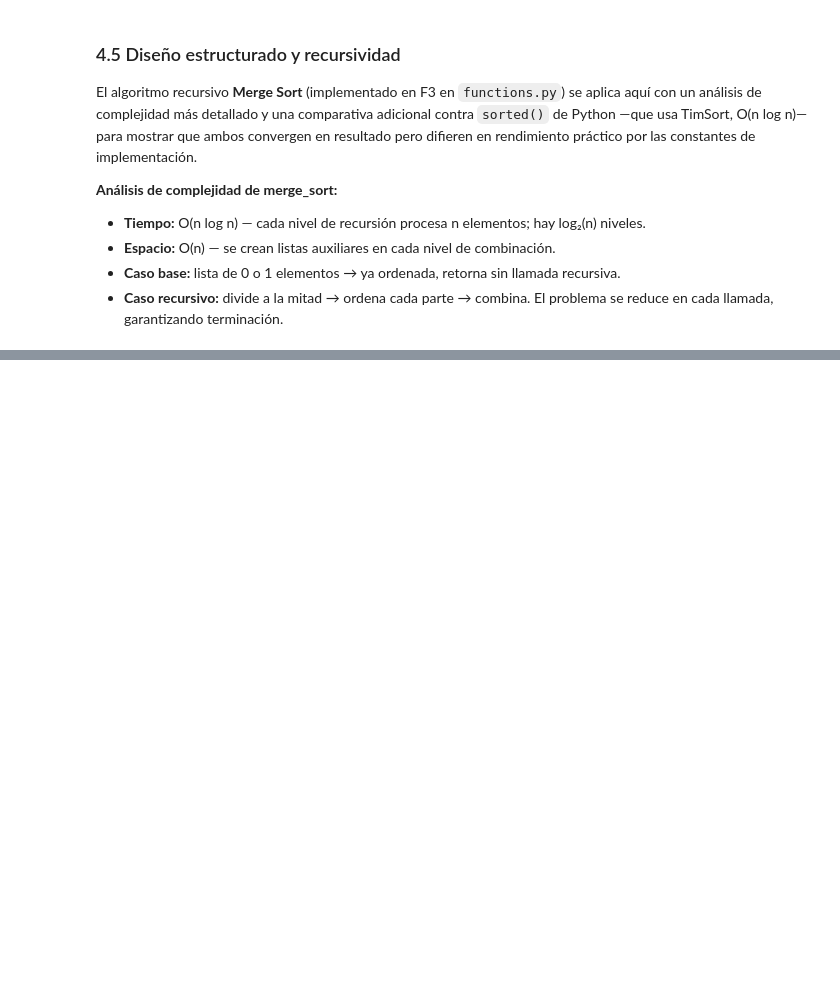
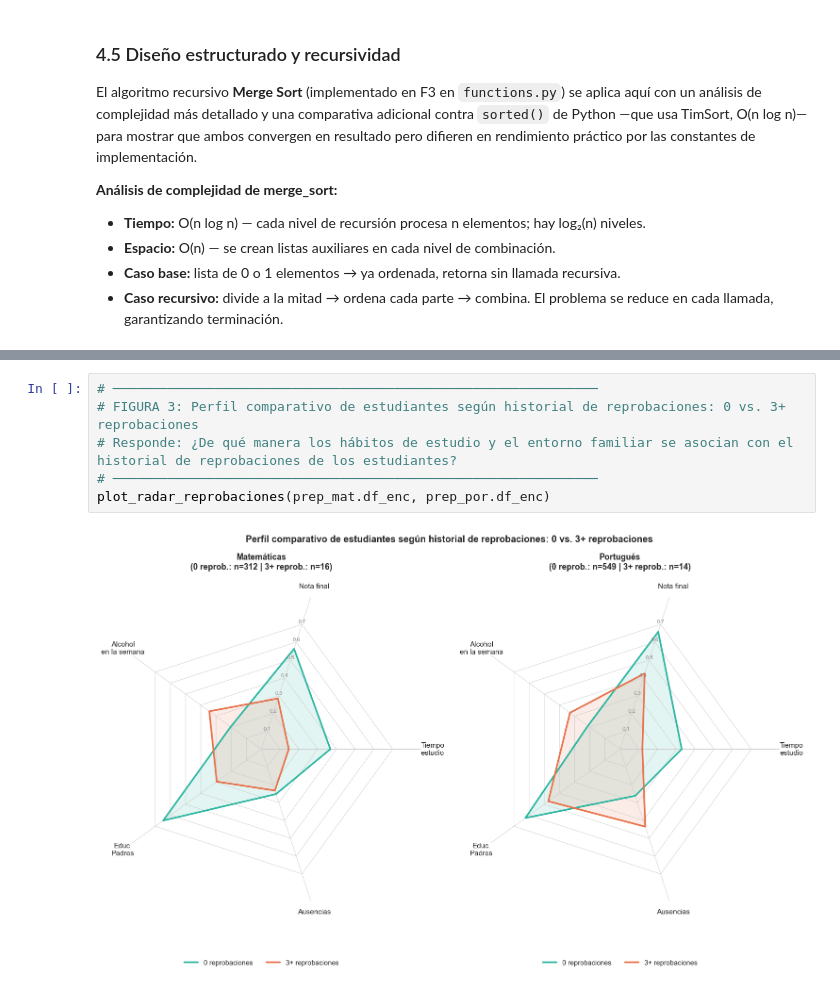
Before and after one commit to ffarina11/proyecto-grupo7-mcdi500, a Jupyter notebook: notebooks/F4_Integracion_Cierre_Tecnico.ipynb, the cells around one changed output, grey strips where cells are left out. Cells and saved outputs as stored; diff of their text form; blank space fills up the shorter version.

```diff
--- a/notebooks/F4_Integracion_Cierre_Tecnico.ipynb
+++ b/notebooks/F4_Integracion_Cierre_Tecnico.ipynb
@@ -740,0 +990,8 @@ explícita y legible.
+# %%
+# ──────────────────────────────────────────────────────────────
+# FIGURA 3: Perfil comparativo de estudiantes según historial de reprobaciones: 0 vs. 3+ reprobaciones
+# Responde: ¿De qué manera los hábitos de estudio y el entorno familiar se asocian con el historial de reprobaciones de los estudiantes?
+# ──────────────────────────────────────────────────────────────
+plot_radar_reprobaciones(prep_mat.df_enc, prep_por.df_enc)
+# %% [output]
+[figure, added]
```
Also changed, not shown: parts of 17 cells of this notebook.
